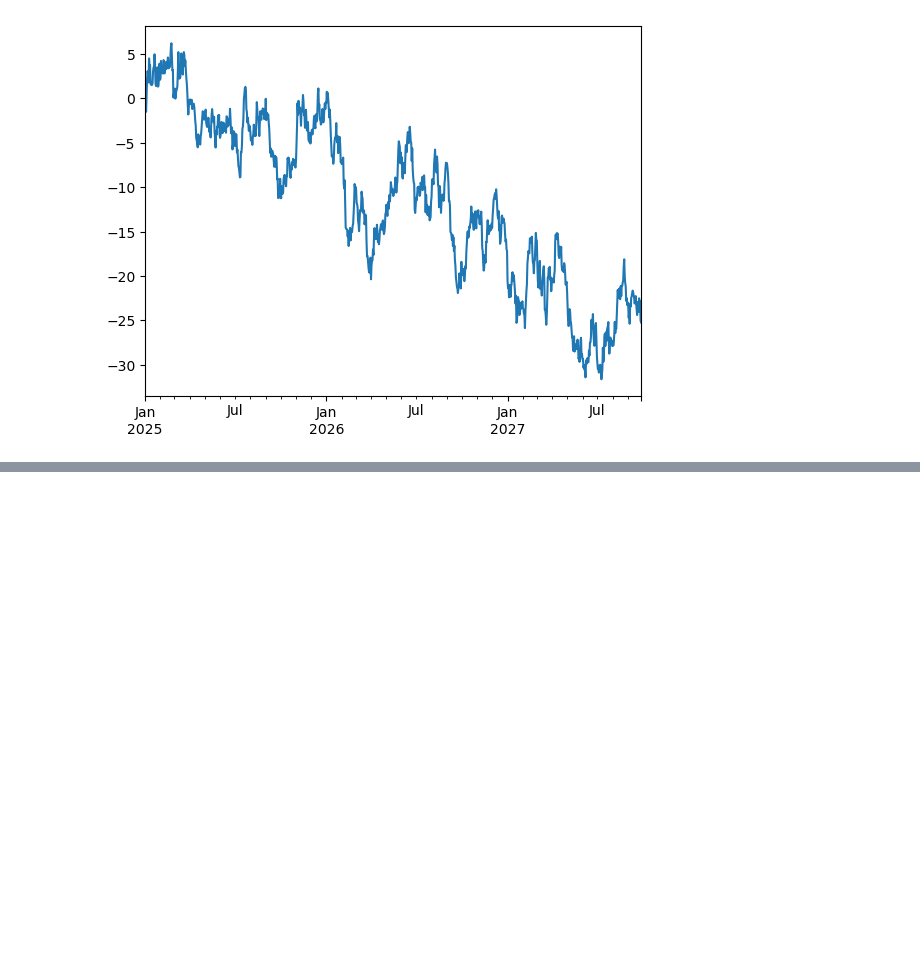
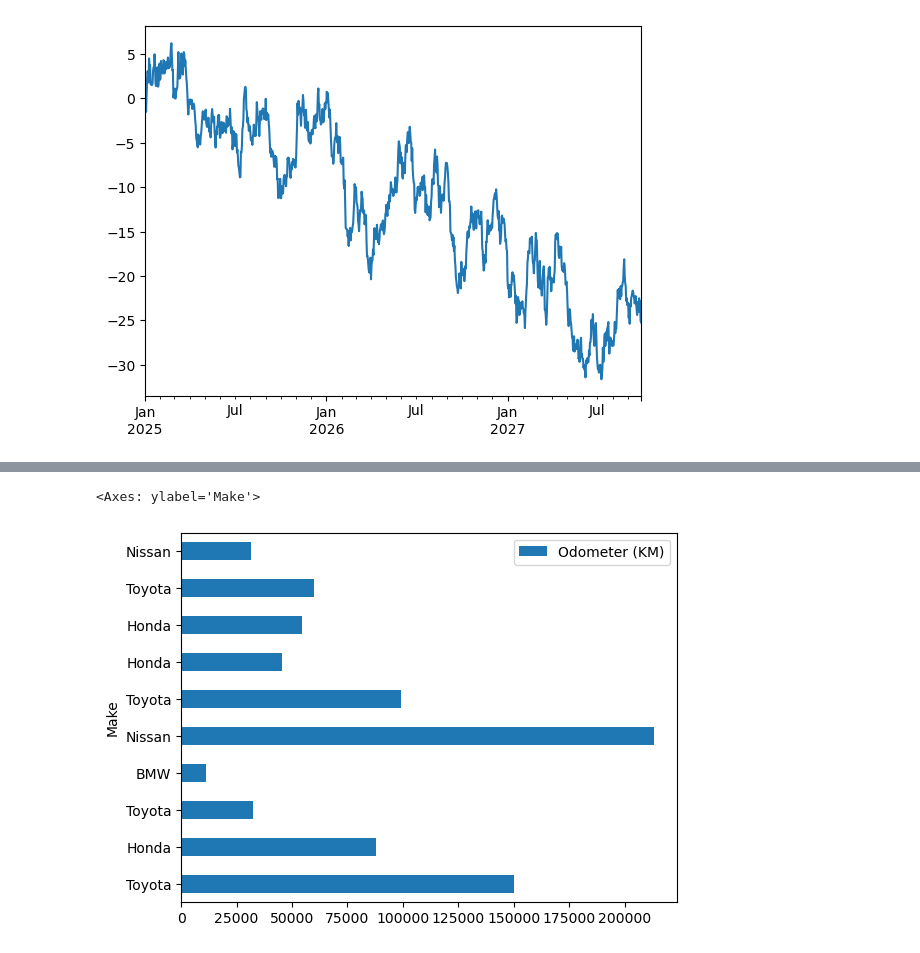
Before and after one commit to Hai567/ztm-ml, a Jupyter notebook: matplotlib/intro-to-matplotlib.ipynb, the cells around one changed output, grey strips where cells are left out. Drawn from its saved outputs; the diff is of its cells as text; code cells hidden in the pictures; blank space fills up the shorter version.

```diff
--- a/matplotlib/intro-to-matplotlib.ipynb
+++ b/matplotlib/intro-to-matplotlib.ipynb
@@ -222,0 +284,5 @@ ts_cs.plot()
+# %%
+car_sales.plot.barh(x="Make", y="Odometer (KM)")
+# %% [output]
+<Axes: ylabel='Make'>
+[figure, added]
```
Also changed, not shown: parts of 16 cells of this notebook.
